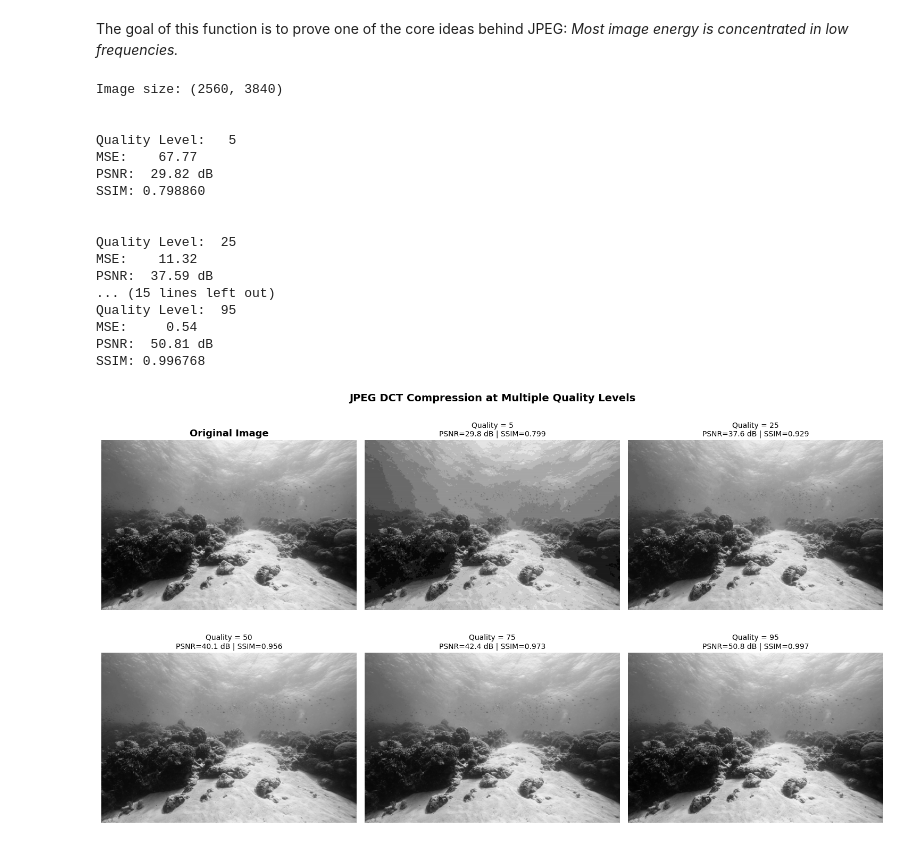
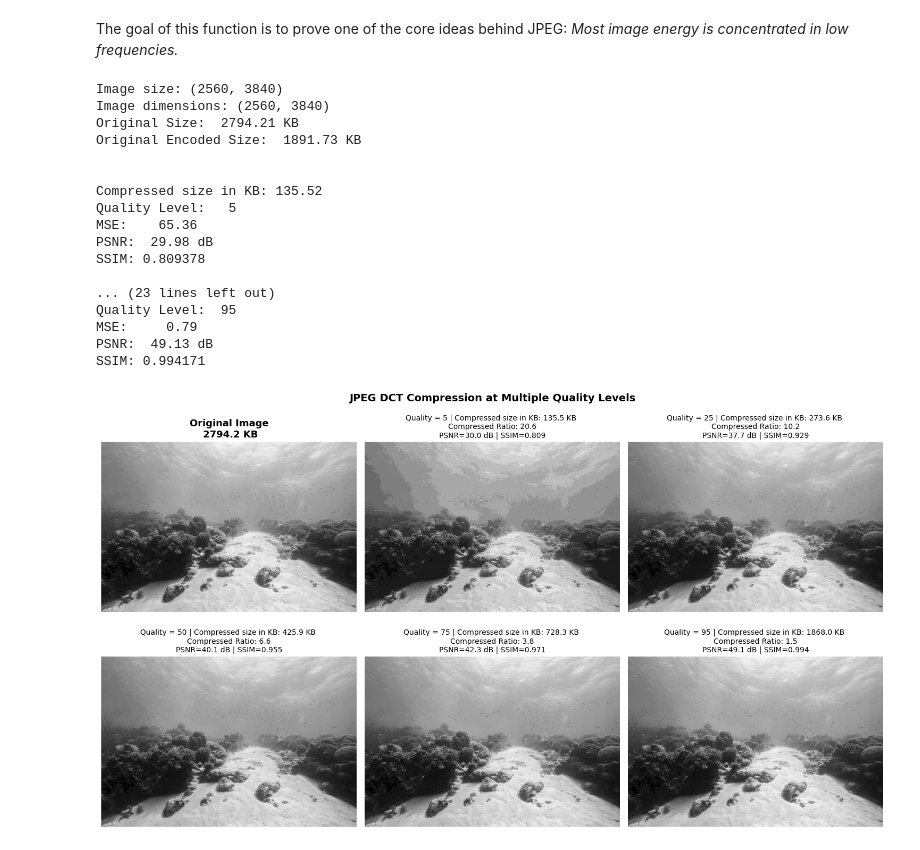
Before and after one commit to nuixyz/jpeg_compression_study, a Jupyter notebook: compressor.ipynb, the cells around one changed output. Saved outputs shown, nothing was run; the diff lists cells and outputs as text; code cells hidden in the pictures.

Commit message:
Added size comparision metric

```diff
--- a/compressor.ipynb
+++ b/compressor.ipynb
@@ -65,8 +68,14 @@ def compute_metrics(original, compressed):
 
   ssim_score = ssim(original, compressed)
   return mse, psnr, ssim_score
+# %%
+def compute_size(img_array, quality=95):
+  pil_img = Image.fromarray(img_array)
+  buf = io.BytesIO()
+  pil_img.save(buf, format='JPEG', quality=quality)
+  return buf.tell() / 1024
 # %%
-image = cv2.imread("images/sample.jpg", cv2.IMREAD_GRAYSCALE)
+image = cv2.imread("images/sample.png", cv2.IMREAD_GRAYSCALE)
 if image is None:
   print("Image not found.")
   exit()
@@ -75,6 +84,12 @@ h, w = image.shape
 image = image[:h - h % 8, :w - w % 8]
 print(f"Image size: {image.shape}")
 
+original_size = os.path.getsize("images/sample.jpg") / 1024
+original_encoded = compute_size(image)
+print(f"Image dimensions: {image.shape}")
+print(f"Original Size: {original_size: .2f} KB")
+print(f"Original Encoded Size: {original_encoded: .2f} KB")
+
 quality_levels = [5, 25, 50, 75, 95]
 results = []
 
@@ -82,51 +97,54 @@ for q in quality_levels:
   qm = get_quantization_matrix(q)
   comp = process_image_dct(image, qm)
   mse, psnr, ssim_score = compute_metrics(image, comp)
-  results.append((q, comp, mse, psnr, ssim_score))
+  comp_kb = compute_size(comp, quality=q)
+  ratio = original_size / comp_kb
+  results.append((q, comp, mse, psnr, ssim_score, comp_kb, ratio))
 
   print("\n")
+  print(f"Compressed size in KB: {comp_kb:3.2f}")
   print(f"Quality Level: {q:3d}")
   print(f"MSE: {mse:8.2f}")
   print(f"PSNR: {psnr:6.2f} dB")
   print(f"SSIM: {ssim_score:4f}")
 # %% [output]
 Image size: (2560, 3840)
+Image dimensions: (2560, 3840)
+Original Size:  2794.21 KB
+Original Encoded Size:  1891.73 KB
 
 
+Compressed size in KB: 135.52
 Quality Level:   5
-MSE:    67.77
-PSNR:  29.82 dB
-SSIM: 0.798860
+MSE:    65.36
+PSNR:  29.98 dB
+SSIM: 0.809378
 
-
-Quality Level:  25
-MSE:    11.32
-PSNR:  37.59 dB
-... (15 lines left out)
+... (23 lines left out)
 Quality Level:  95
-MSE:     0.54
-PSNR:  50.81 dB
-SSIM: 0.996768
+MSE:     0.79
+PSNR:  49.13 dB
+SSIM: 0.994171
 # %%
 fig, axes = plt.subplots(2, 3, figsize=(15, 9))
 axes = axes.flatten()
 
 axes[0].imshow(image, cmap='gray')
-axes[0].set_title("Original Image", fontsize=13, fontweight='bold')
+axes[0].set_title(f"Original Image\n{original_size: .1f} KB", fontsize=13, fontweight='bold')
 axes[0].axis("off")
 
-for idx, (q, comp, mse, psnr, ssim_score) in enumerate(results, start=1):
+for idx, (q, comp, mse, psnr, ssim_score, comp_kb, ratio) in enumerate(results, start=1):
   axes[idx].imshow(comp, cmap='gray')
   axes[idx].set_title(
-    f"Quality = {q}\nPSNR={psnr:.1f} dB | SSIM={ssim_score:.3f}",
+    f"Quality = {q} | Compressed size in KB: {comp_kb:.1f} KB \nCompressed Ratio: {ratio:.1f}\nPSNR={psnr:.1f} dB | SSIM={ssim_score:.3f}",
     fontsize=10
   )
   axes[idx].axis("off")
 
 plt.suptitle("JPEG DCT Compression at Multiple Quality Levels", fontsize=14, fontweight='bold')
 plt.tight_layout()
 # plt.savefig("compression_comparison.png", dpi=150)
 plt.show()
 # print(results)
 # %% [output]
-[figure, old version]
+[figure, new version]
```
Also changed, not shown: parts of 5 cells of this notebook, 4 other files.
